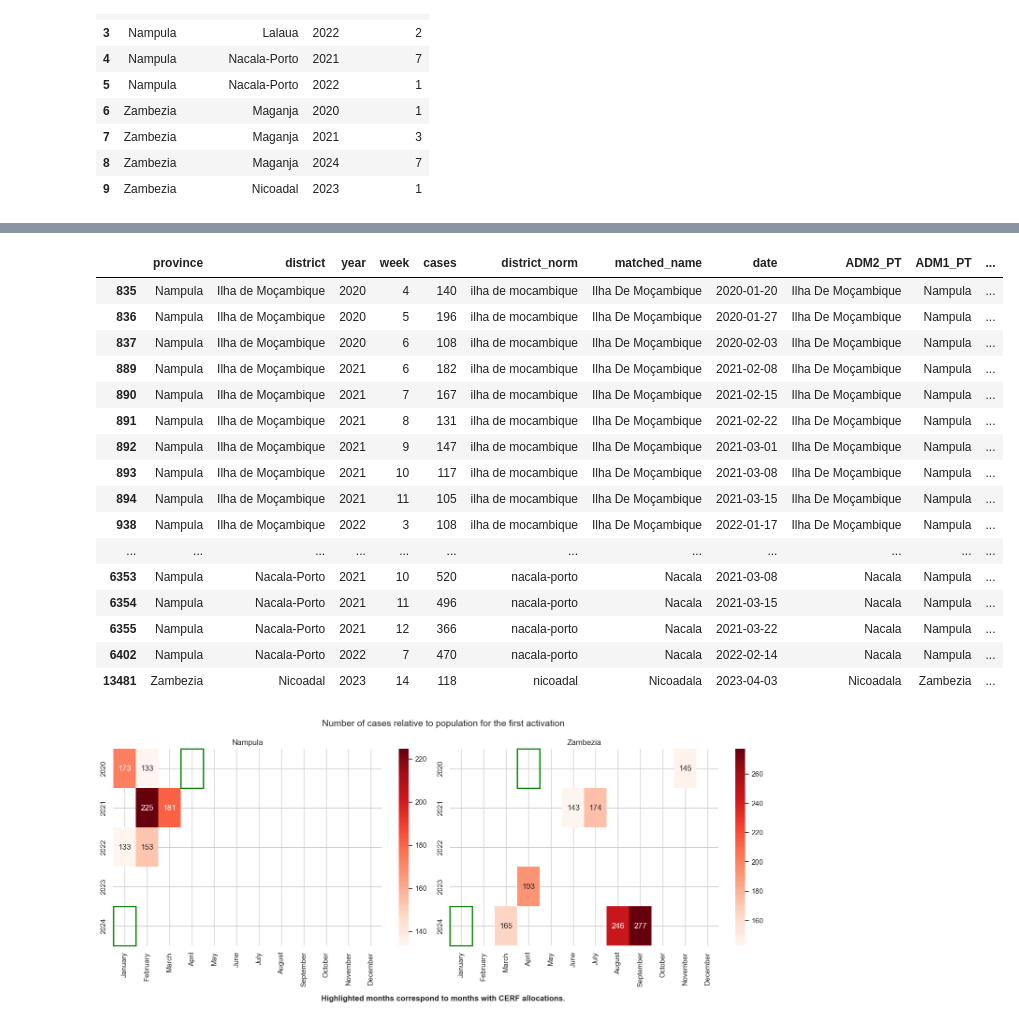
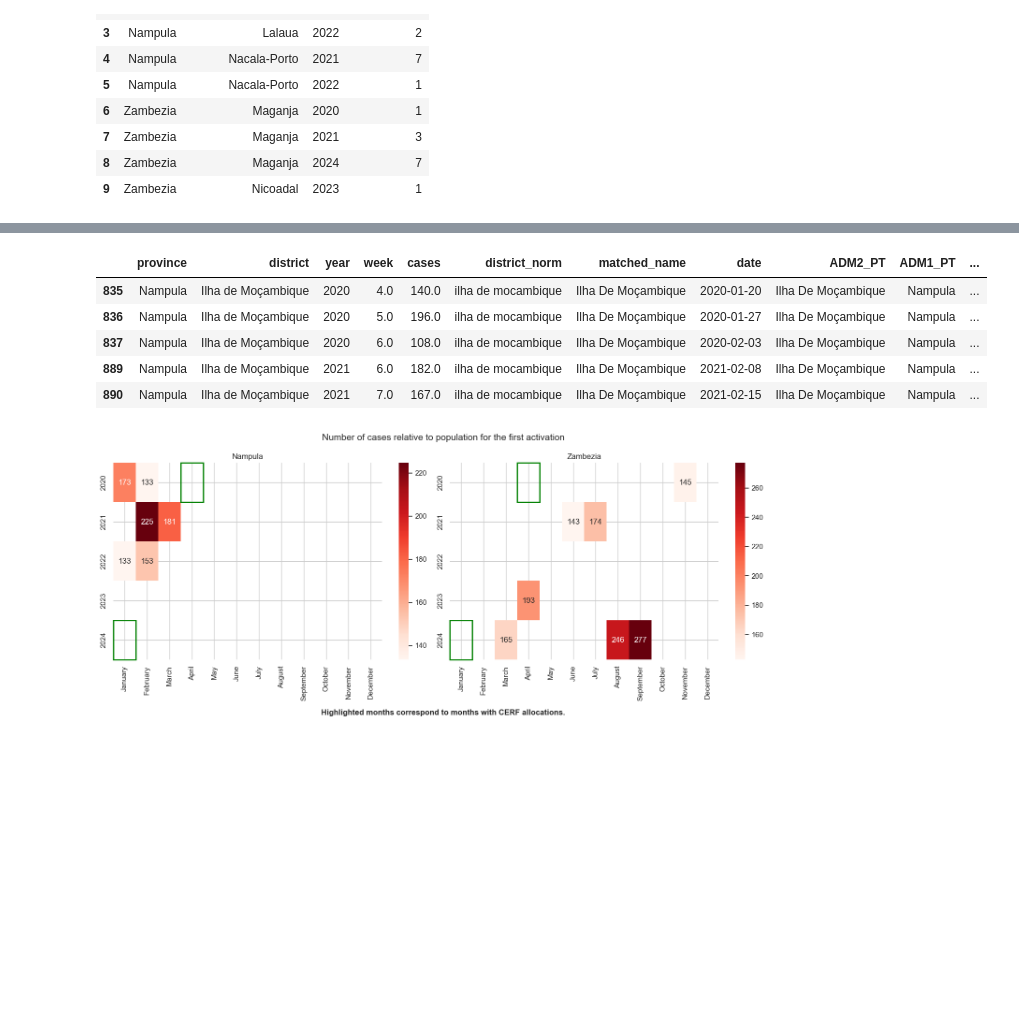
Before and after one commit to OCHA-DAP/ds-aa-moz-cholera, a Jupyter notebook: analysis/01.2_normalising_by_population.ipynb, the cells around one changed output, grey strips where cells are left out. Drawn from its saved outputs; the diff is of its cells as text; code cells hidden in the pictures; blank space fills up the shorter version.

```diff
--- a/analysis/01.2_normalising_by_population.ipynb
+++ b/analysis/01.2_normalising_by_population.ipynb
@@ -559,23 +635,12 @@ summary
 # %%
-trigger_df[trigger_df["three_consec_crossing"] == True]
+trigger_df[trigger_df["three_consec_crossing"] == True].head(5)
 # %% [output]
 |  | province | district | year | week | cases | district_norm | matched_name | date | ADM2_PT | ADM1_PT | ... |
-| 835 | Nampula | Ilha de Moçambique | 2020 | 4 | 140 | ilha de mocambique | Ilha De Moçambique | 2020-01-20 | Ilha De Moçambique | Nampula | ... |
-| 836 | Nampula | Ilha de Moçambique | 2020 | 5 | 196 | ilha de mocambique | Ilha De Moçambique | 2020-01-27 | Ilha De Moçambique | Nampula | ... |
-| 837 | Nampula | Ilha de Moçambique | 2020 | 6 | 108 | ilha de mocambique | Ilha De Moçambique | 2020-02-03 | Ilha De Moçambique | Nampula | ... |
-| 889 | Nampula | Ilha de Moçambique | 2021 | 6 | 182 | ilha de mocambique | Ilha De Moçambique | 2021-02-08 | Ilha De Moçambique | Nampula | ... |
-| 890 | Nampula | Ilha de Moçambique | 2021 | 7 | 167 | ilha de mocambique | Ilha De Moçambique | 2021-02-15 | Ilha De Moçambique | Nampula | ... |
-| 891 | Nampula | Ilha de Moçambique | 2021 | 8 | 131 | ilha de mocambique | Ilha De Moçambique | 2021-02-22 | Ilha De Moçambique | Nampula | ... |
-| 892 | Nampula | Ilha de Moçambique | 2021 | 9 | 147 | ilha de mocambique | Ilha De Moçambique | 2021-03-01 | Ilha De Moçambique | Nampula | ... |
-| 893 | Nampula | Ilha de Moçambique | 2021 | 10 | 117 | ilha de mocambique | Ilha De Moçambique | 2021-03-08 | Ilha De Moçambique | Nampula | ... |
-| 894 | Nampula | Ilha de Moçambique | 2021 | 11 | 105 | ilha de mocambique | Ilha De Moçambique | 2021-03-15 | Ilha De Moçambique | Nampula | ... |
-| 938 | Nampula | Ilha de Moçambique | 2022 | 3 | 108 | ilha de mocambique | Ilha De Moçambique | 2022-01-17 | Ilha De Moçambique | Nampula | ... |
-| ... | ... | ... | ... | ... | ... | ... | ... | ... | ... | ... | ... |
-| 6353 | Nampula | Nacala-Porto | 2021 | 10 | 520 | nacala-porto | Nacala | 2021-03-08 | Nacala | Nampula | ... |
-| 6354 | Nampula | Nacala-Porto | 2021 | 11 | 496 | nacala-porto | Nacala | 2021-03-15 | Nacala | Nampula | ... |
-| 6355 | Nampula | Nacala-Porto | 2021 | 12 | 366 | nacala-porto | Nacala | 2021-03-22 | Nacala | Nampula | ... |
-| 6402 | Nampula | Nacala-Porto | 2022 | 7 | 470 | nacala-porto | Nacala | 2022-02-14 | Nacala | Nampula | ... |
-| 13481 | Zambezia | Nicoadal | 2023 | 14 | 118 | nicoadal | Nicoadala | 2023-04-03 | Nicoadala | Zambezia | ... |
+| 835 | Nampula | Ilha de Moçambique | 2020 | 4.0 | 140.0 | ilha de mocambique | Ilha De Moçambique | 2020-01-20 | Ilha De Moçambique | Nampula | ... |
+| 836 | Nampula | Ilha de Moçambique | 2020 | 5.0 | 196.0 | ilha de mocambique | Ilha De Moçambique | 2020-01-27 | Ilha De Moçambique | Nampula | ... |
+| 837 | Nampula | Ilha de Moçambique | 2020 | 6.0 | 108.0 | ilha de mocambique | Ilha De Moçambique | 2020-02-03 | Ilha De Moçambique | Nampula | ... |
+| 889 | Nampula | Ilha de Moçambique | 2021 | 6.0 | 182.0 | ilha de mocambique | Ilha De Moçambique | 2021-02-08 | Ilha De Moçambique | Nampula | ... |
+| 890 | Nampula | Ilha de Moçambique | 2021 | 7.0 | 167.0 | ilha de mocambique | Ilha De Moçambique | 2021-02-15 | Ilha De Moçambique | Nampula | ... |
 # %%
 # Ensure months are ordered
 month_order = [
```
Also changed, not shown: parts of 12 cells of this notebook.
